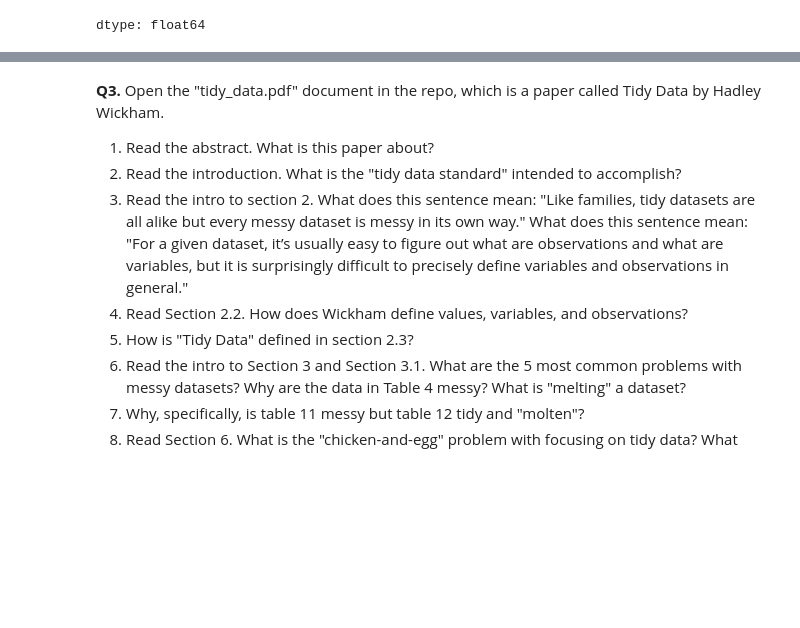
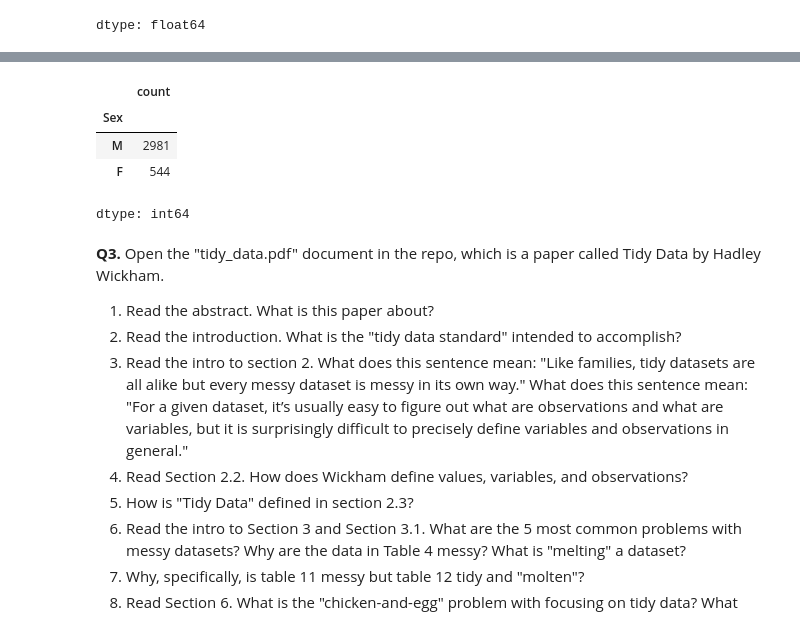
Before and after one commit to KaranRawatUVA/wrangling, a Jupyter notebook: assignment/assignment.ipynb, the cells around one changed output, grey strips where cells are left out. Drawn from its saved outputs; the diff is of its cells as text; code cells hidden in the pictures; blank space fills up the shorter version.

```diff
--- a/assignment/assignment.ipynb
+++ b/assignment/assignment.ipynb
@@ -91,0 +118,25 @@ Name: count, Length: 87, dtype: int64
+# %%
+# 5 What proportion of victims are male?
+gender_filtered = age_filtered.copy()
+
+gender_filtered['Sex'] = age_filtered['Sex'].str.strip()
+
+gender_proportion = gender_filtered['Sex'].value_counts()
+
+gender_proportion
+
+gender_filtered
+
+# The proportion is 2981: 544 (M:F) or 2981 :
+
+# Filtering out the other values
+gender_filtered.drop(gender_filtered[gender_filtered['Sex'] == 'lli'].index, inplace=True)
+
+gender_proportion = gender_filtered['Sex'].value_counts()
+gender_proportion
+# %% [output]
+|  | count |
+| Sex |  |
+| M | 2981 |
+| F | 544 |
+dtype: int64
```
Also changed, not shown: parts of 9 cells of this notebook.
